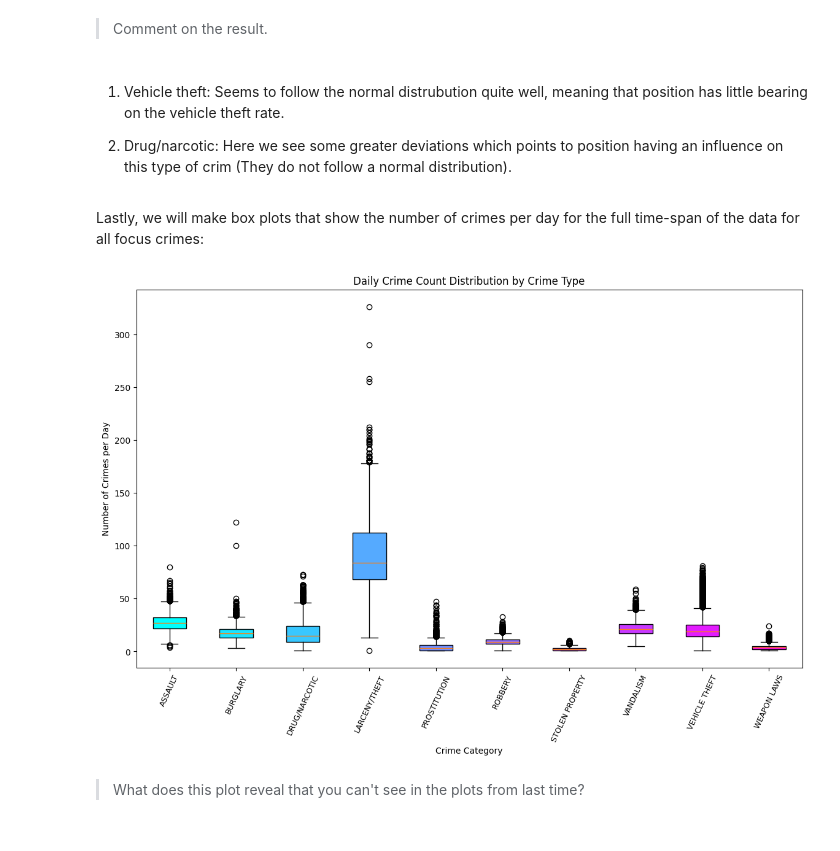
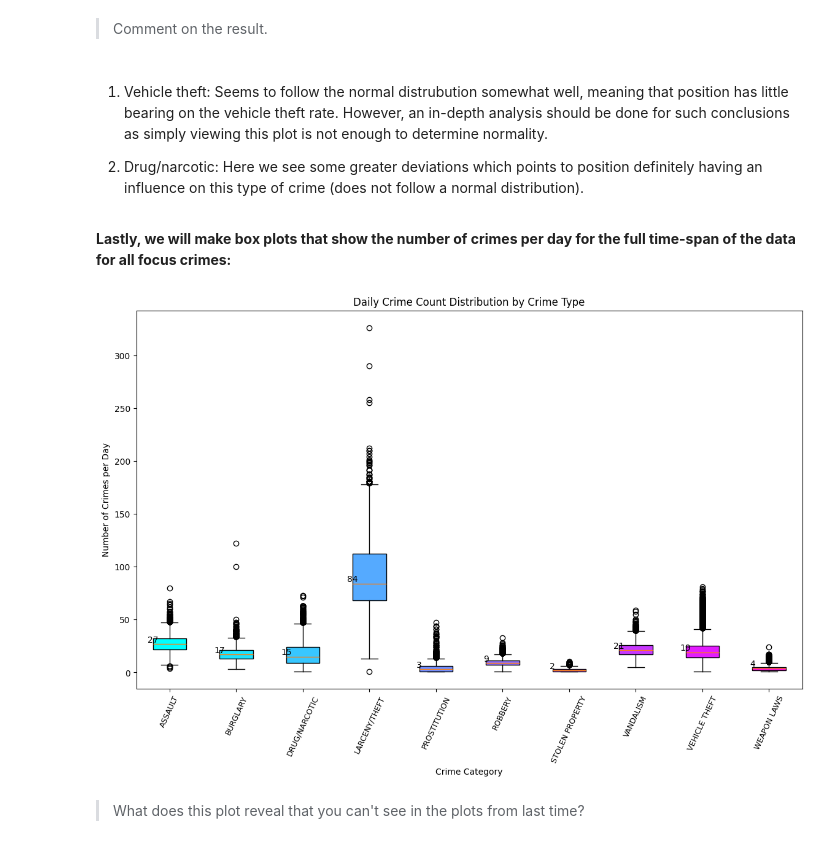
Before and after one commit to AleksandarLukic96/02806_Social_Data, a Jupyter notebook: notebooks/A1.ipynb, the cells around one changed output. Cells and saved outputs as stored; diff of their text form; code cells hidden in the pictures.

Commit message:
Added median to box plot for nicer plot

```diff
--- a/notebooks/A1.ipynb
+++ b/notebooks/A1.ipynb
@@ -507,34 +507,40 @@ plt.show()
 >
 </span>
 # %% [markdown]
-1) Vehicle theft: Seems to follow the normal distrubution quite well, meaning that position has little bearing on the vehicle theft rate.
+1) Vehicle theft: Seems to follow the normal distrubution somewhat well, meaning that position has little bearing on the vehicle theft rate. However, an in-depth analysis should be done for such conclusions as simply viewing this plot is not enough to determine normality.
 
-2) Drug/narcotic: Here we see some greater deviations which points to position having an influence on this type of crim (They do not follow a normal distribution).
+2) Drug/narcotic: Here we see some greater deviations which points to position definitely having an influence on this type of crime (does not follow a normal distribution).
 # %% [markdown]
-Lastly, we will make box plots that show the number of crimes per day for the full time-span of the data for all focus crimes:
+**Lastly, we will make box plots that show the number of crimes per day for the full time-span of the data for all focus crimes:**
 # %%
 # Group by Category and Date to count crimes per day for each category
 daily_counts = df_focus.groupby(['Category', 'Date']).size().reset_index(name='Count')
 
 # For each category, extract the array of daily crime counts
 categories = sorted(daily_counts['Category'].unique())
 data_to_plot = [daily_counts[daily_counts['Category'] == cat]['Count'].values for cat in categories]
 
 # Create the box-and-whiskers plot using matplotlib's built-in functionality
 plt.figure(figsize=(14, 8))
 box = plt.boxplot(data_to_plot, tick_labels=categories, patch_artist=True)
 
 colors = plt.cm.cool(np.linspace(0, 1, len(categories)))
 for patch, color in zip(box['boxes'], colors):
     patch.set_facecolor(color)
 
+# Displaying the median for each boxplot
+for median, tick_label in zip(box['medians'], categories):
+    median_value = median.get_ydata()[0]
+    plt.text(median.get_xdata()[0], median_value, f'{median_value:.0f}',
+             ha='center', va='bottom', fontsize=10, color='black')
+
 plt.xticks(size=9, rotation=65)
 plt.xlabel('Crime Category')
 plt.ylabel('Number of Crimes per Day')
 plt.title('Daily Crime Count Distribution by Crime Type')
 plt.show()
 # %% [output]
-[figure, old version]
+[figure, new version]
 # %% [markdown]
 > What does this plot reveal that you can't see in the plots from last time?
 # %% [markdown]
```
